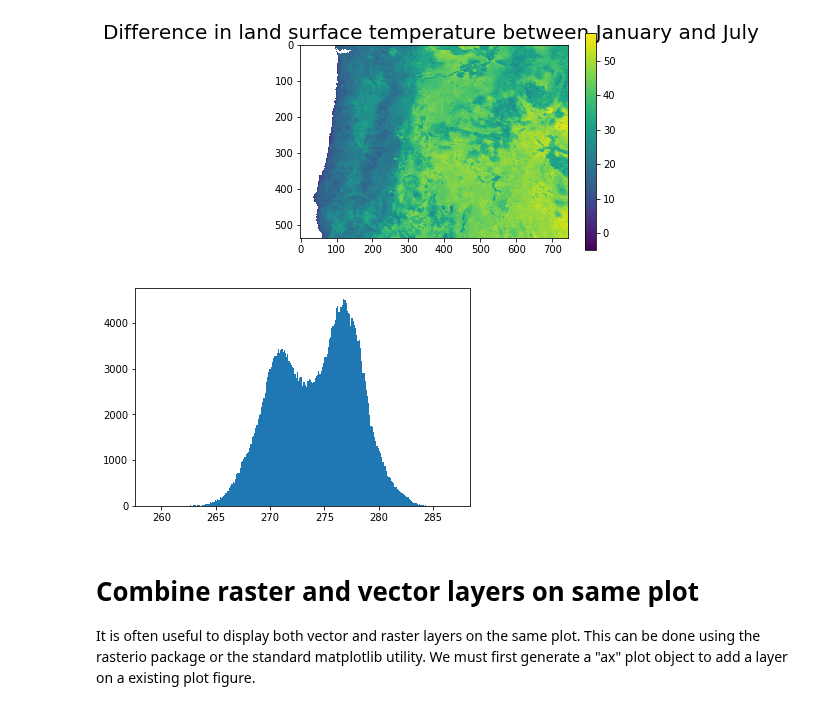
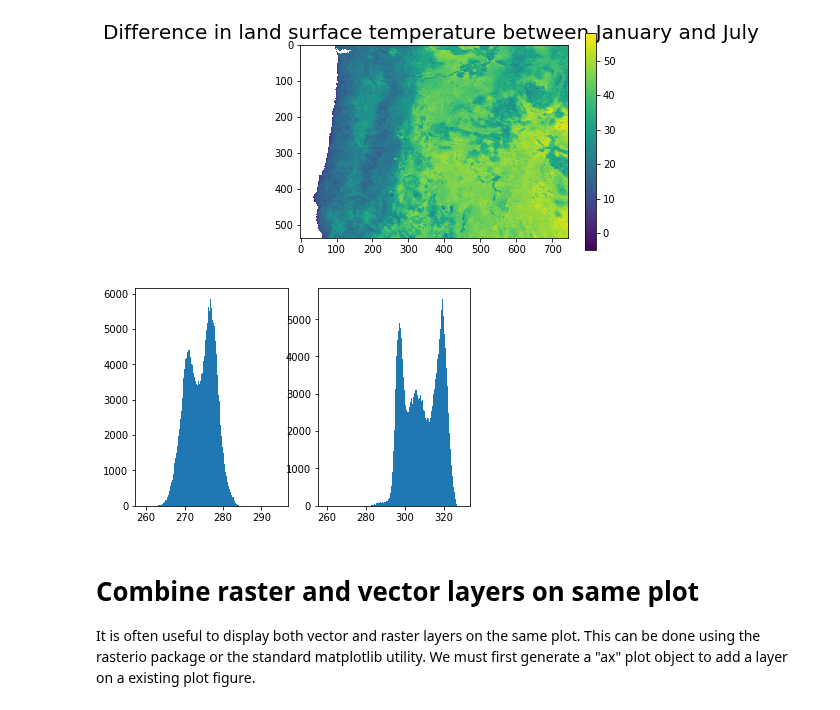
Before and after one commit to bparment1/workshops_courses_spatial_analyses, a Jupyter notebook: regression_temperature.ipynb, the cells around one changed output. Drawn from its saved outputs; the diff is of its cells as text; code cells hidden in the pictures.

```diff
--- a/regression_temperature.ipynb
+++ b/regression_temperature.ipynb
@@ -236,11 +237,15 @@ Data type for r_lst1 object:  <class 'numpy.ma.core.MaskedArray'>
 [figure]
 # %%
 # Explore values distribution
-plt.hist(r_lst1.ravel(),
+f, ax = plt.subplots(1, 2)
+ax[0].hist(r_lst1.ravel(),
          bins=256,
-         range=(259.0,287.0));
+         range=(259.0,295.0));
+ax[1].hist(r_lst7.ravel(),
+         bins=256,
+         range=(259.0,330));
 # %% [output]
-[figure, old version]
+[figure, new version]
 # %% [markdown]
 # Combine raster and vector layers on same plot
 
```
Also changed, not shown: parts of 4 cells of this notebook.
